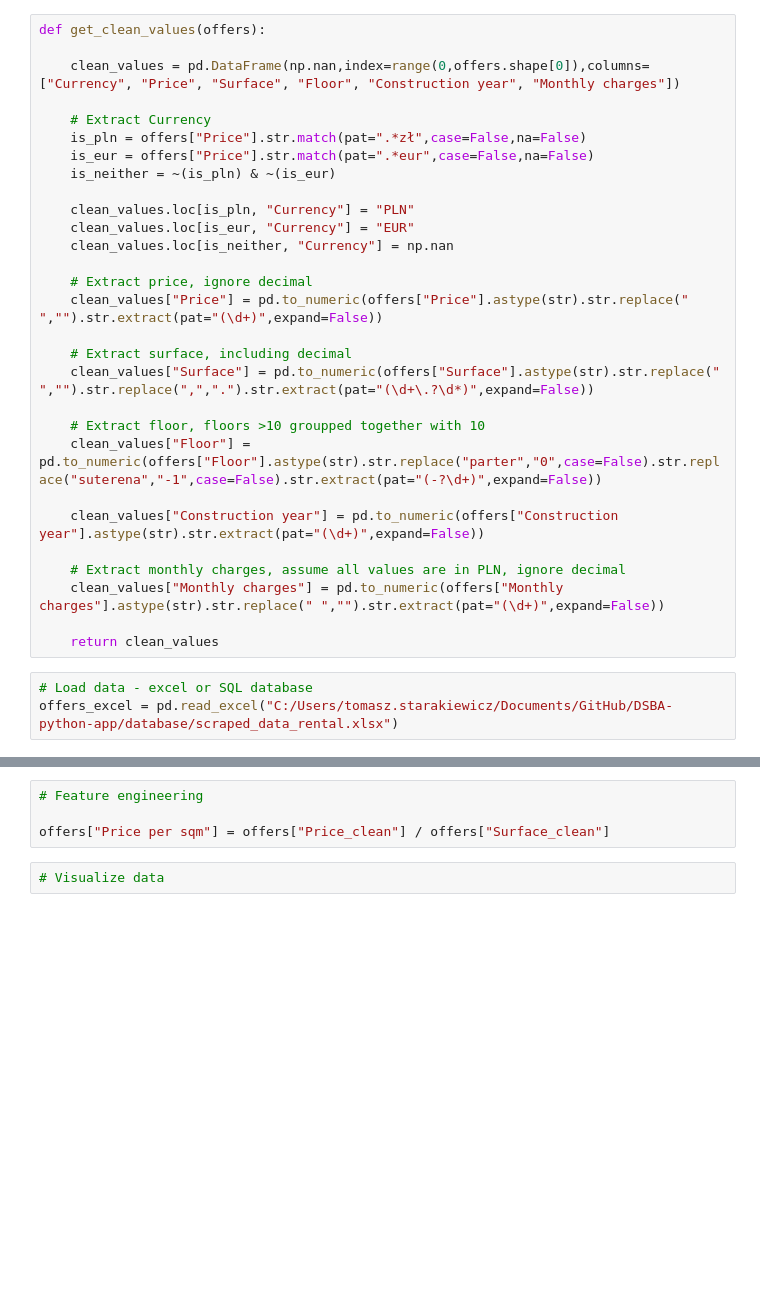
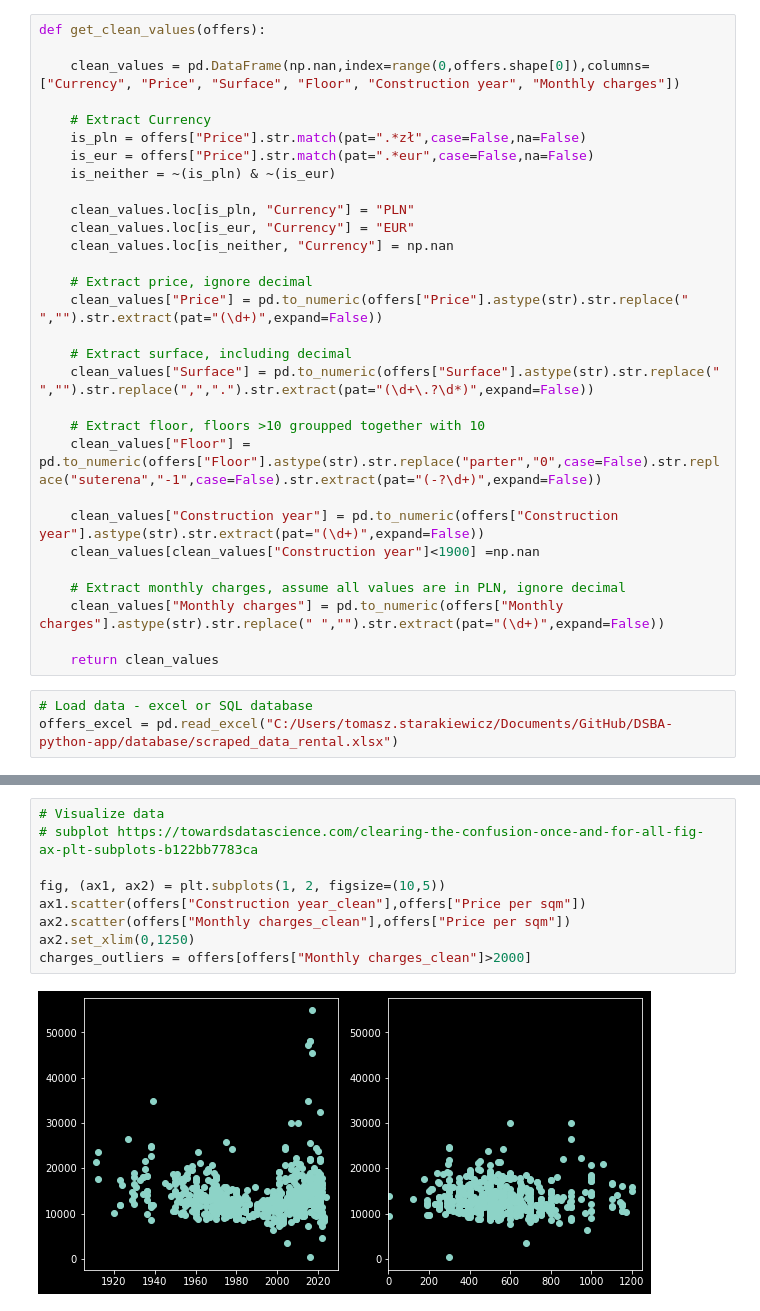
Before and after one commit to tjstarak/DSBA-python-app, a Jupyter notebook: analysis.ipynb, the cells around one changed output, grey strips where cells are left out. Cells and saved outputs as stored; diff of their text form; blank space fills up the shorter version.

Commit message:
added price prediction

```diff
--- a/analysis.ipynb
+++ b/analysis.ipynb
@@ -25,6 +32,7 @@ def get_clean_values(offers):
     clean_values["Floor"] = pd.to_numeric(offers["Floor"].astype(str).str.replace("parter","0",case=False).str.replace("suterena","-1",case=False).str.extract(pat="(-?\d+)",expand=False))
 
     clean_values["Construction year"] = pd.to_numeric(offers["Construction year"].astype(str).str.extract(pat="(\d+)",expand=False))
+    clean_values[clean_values["Construction year"]<1900] =np.nan
 
     # Extract monthly charges, assume all values are in PLN, ignore decimal
     clean_values["Monthly charges"] = pd.to_numeric(offers["Monthly charges"].astype(str).str.replace(" ","").str.extract(pat="(\d+)",expand=False))
@@ -42,6 +51,11 @@ offers = offers_excel.merge(right=offers_clean,left_index=True,right_index=True,
-# %%
-# Feature engineering
-
-offers["Price per sqm"] = offers["Price_clean"] / offers["Surface_clean"]
-# %%
-# Visualize data
+# %%
+# Visualize data
+# subplot https://towardsdatascience.com/clearing-the-confusion-once-and-for-all-fig-ax-plt-subplots-b122bb7783ca
+
+fig, (ax1, ax2) = plt.subplots(1, 2, figsize=(10,5))
+ax1.scatter(offers["Construction year_clean"],offers["Price per sqm"])
+ax2.scatter(offers["Monthly charges_clean"],offers["Price per sqm"])
+ax2.set_xlim(0,1250)
+charges_outliers = offers[offers["Monthly charges_clean"]>2000]
+# %% [output]
+[figure, added]
```
Also changed, not shown: parts of 7 cells of this notebook.
